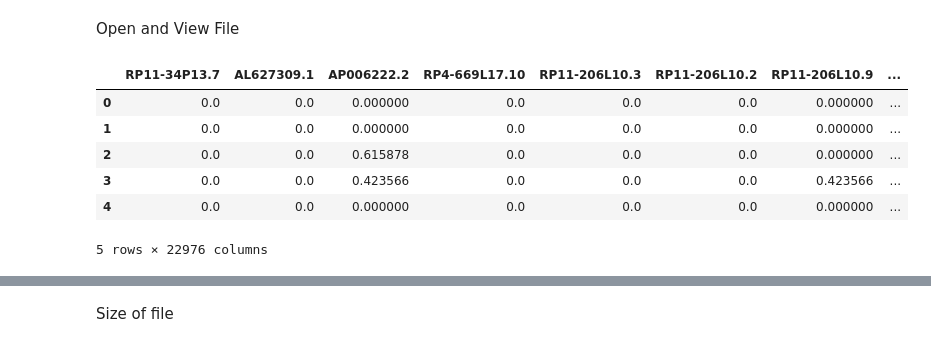
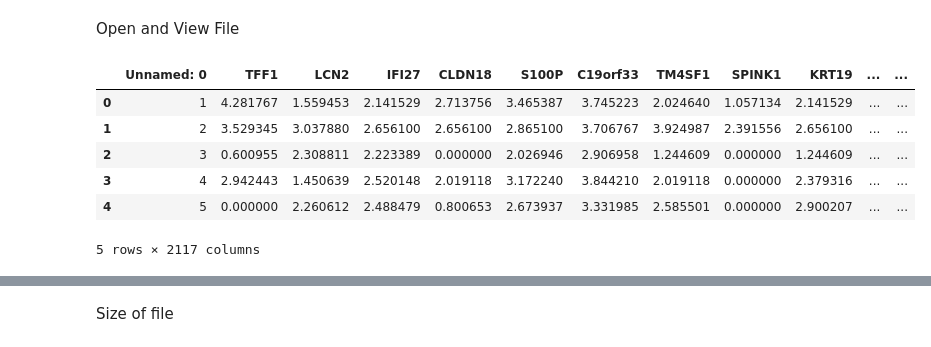
Before and after one commit to elisawarner/BIOINF590_Code, a Jupyter notebook: Elisa_Similarity_Score.ipynb, the cells around one changed output, grey strips where cells are left out. Saved outputs shown, nothing was run; the diff lists cells and outputs as text; code cells hidden in the pictures.

```diff
--- a/Elisa_Similarity_Score.ipynb
+++ b/Elisa_Similarity_Score.ipynb
@@ -6,14 +6,14 @@ import pandas as pd
 import numpy as np
 # %% [markdown]
 Open and View File
-# %%
-data = pd.read_csv('data/scrna_tissue_merge_old_gene_expression.csv')
-data.head()
-# %% [output]
-|  | RP11-34P13.7 | AL627309.1 | AP006222.2 | RP4-669L17.10 | RP11-206L10.3 | RP11-206L10.2 | RP11-206L10.9 | ... |
-| 0 | 0.0 | 0.0 | 0.000000 | 0.0 | 0.0 | 0.0 | 0.000000 | ... |
-| 1 | 0.0 | 0.0 | 0.000000 | 0.0 | 0.0 | 0.0 | 0.000000 | ... |
-| 2 | 0.0 | 0.0 | 0.615878 | 0.0 | 0.0 | 0.0 | 0.000000 | ... |
-| 3 | 0.0 | 0.0 | 0.423566 | 0.0 | 0.0 | 0.0 | 0.423566 | ... |
-| 4 | 0.0 | 0.0 | 0.000000 | 0.0 | 0.0 | 0.0 | 0.000000 | ... |
-5 rows × 22976 columns
+# %%
+data_epithelial = pd.read_csv('gene_filtered_matrices_no_batch/bioinf590_project_epithelial_filt.csv')
+data_epithelial
+# %% [output]
+|  | Unnamed: 0 | TFF1 | LCN2 | IFI27 | CLDN18 | S100P | C19orf33 | TM4SF1 | SPINK1 | KRT19 | ... | ... |
+| 0 | 1 | 4.281767 | 1.559453 | 2.141529 | 2.713756 | 3.465387 | 3.745223 | 2.024640 | 1.057134 | 2.141529 | ... | ... |
+| 1 | 2 | 3.529345 | 3.037880 | 2.656100 | 2.656100 | 2.865100 | 3.706767 | 3.924987 | 2.391556 | 2.656100 | ... | ... |
+| 2 | 3 | 0.600955 | 2.308811 | 2.223389 | 0.000000 | 2.026946 | 2.906958 | 1.244609 | 0.000000 | 1.244609 | ... | ... |
+| 3 | 4 | 2.942443 | 1.450639 | 2.520148 | 2.019118 | 3.172240 | 3.844210 | 2.019118 | 0.000000 | 2.379316 | ... | ... |
+| 4 | 5 | 0.000000 | 2.260612 | 2.488479 | 0.800653 | 2.673937 | 3.331985 | 2.585501 | 0.000000 | 2.900207 | ... | ... |
+5 rows × 2117 columns
```
Also changed, not shown: parts of 21 cells of this notebook.
